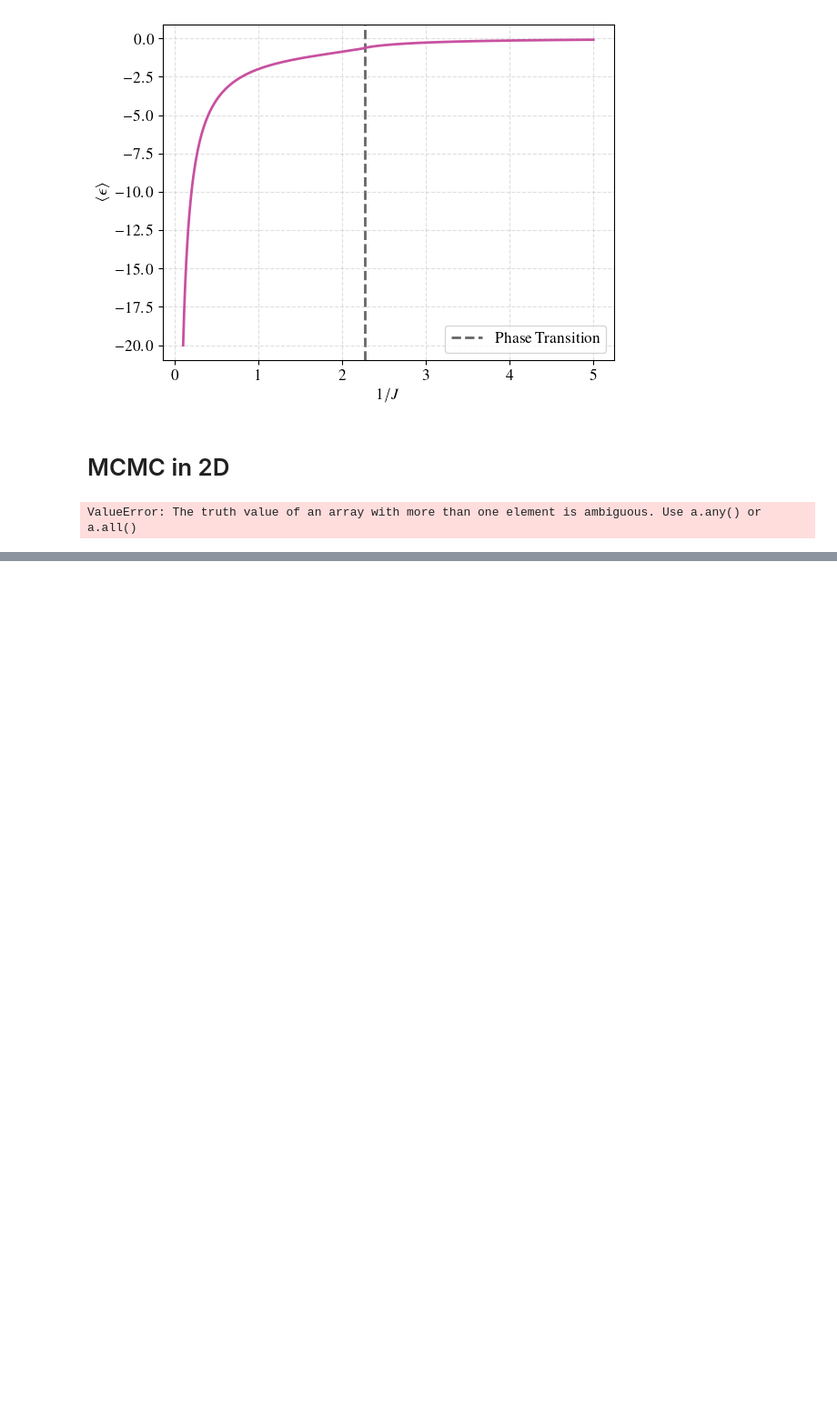
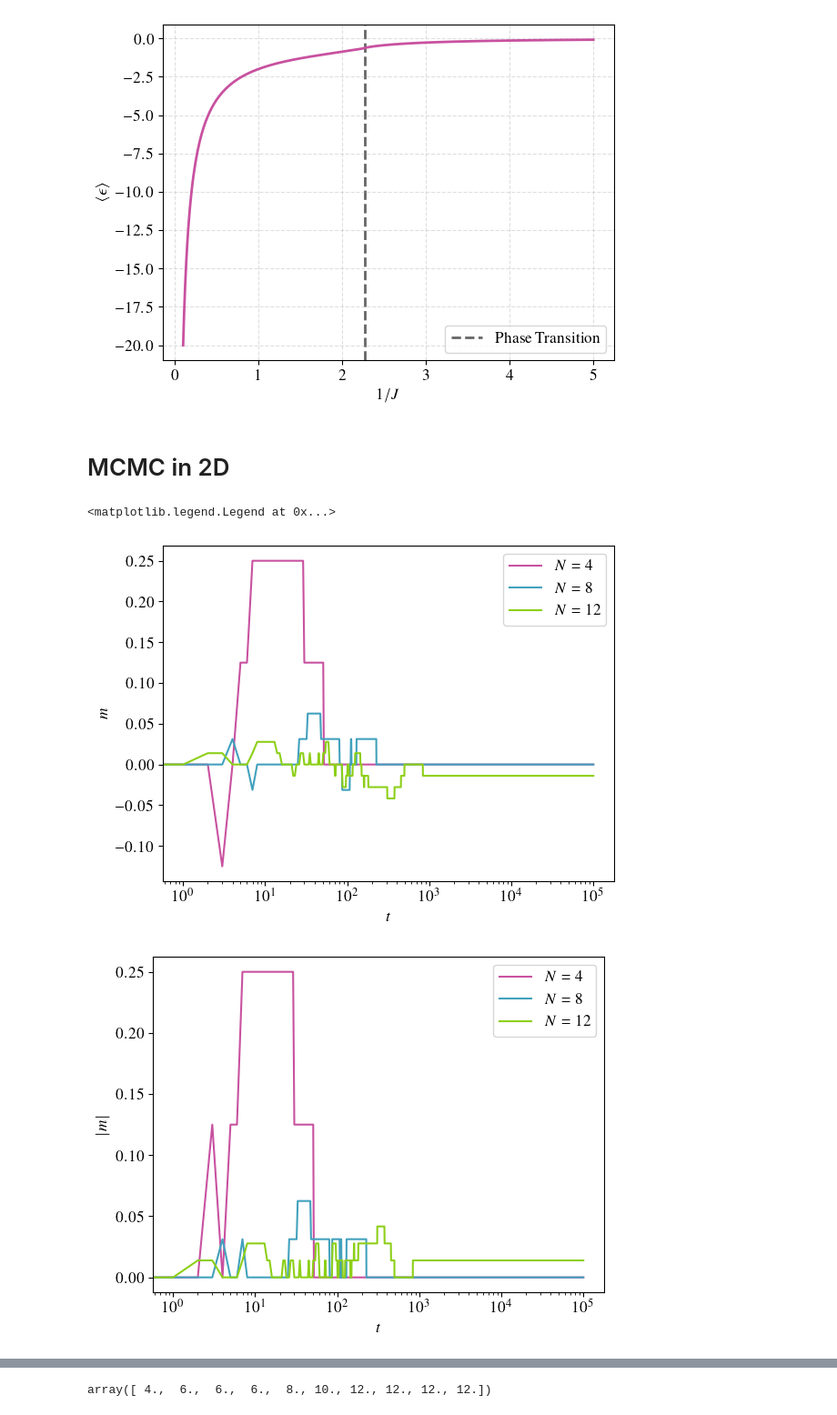
Before and after one commit to rojinaks/ComputationalPhysics, a Jupyter notebook: ex5.ipynb, the cells around one changed output, grey strips where cells are left out. Shown at 91% size. Cells and saved outputs as stored; diff of their text form; code cells hidden in the pictures; blank space fills up the shorter version.

Commit message:
ex 5 - mcmc more shit

```diff
--- a/ex5.ipynb
+++ b/ex5.ipynb
@@ -85,18 +85,52 @@ plt.savefig(r"Exercise_5/mean_energy_per_site.pdf")
 [figure]
 # %% [markdown]
 # MCMC in 2D
-# %%
-from CompPhy.mcmc import Ising2D
-
-
-ising = Ising2D(1, 0, 20)
-
-start = np.array([[1] * 20] * 20)
-
-configs = ising(200, start)
-
-x = configs.mean(axis=(1, 2))
-
-plt.plot(range(len(x)), x)
-# %% [output]
-ValueError: The truth value of an array with more than one element is ambiguous. Use a.any() or a.all()
+# %%
+from CompPhy.mcmc import Ising2D
+plt.style.use("custom.matplotlibrc")
+
+
+plt.figure(0)
+plt.figure(1)
+plt.figure(2)
+
+for n in [4, 8, 12]:
+    model = Ising2D(J=0.5, h=0, lattice_sites=n)
+
+    number_of_configs = pow(10, 5)
+    t = range(number_of_configs)
+    configs = model(number_of_configs)
+
+    # Plot m
+    m = configs.mean(axis=(1, 2))
+    plt.figure(0)
+    plt.plot(t, m, label=f"$N = {{{n}}}$")
+    plt.xscale("log")
+    plt.xlabel("$t$")
+    plt.ylabel("$m$")
+
+    # Plot |m|
+    plt.figure(1)
+    plt.plot(t, abs(m), label=f"$N = {{{n}}}$")
+    plt.xscale("log")
+    plt.xlabel("$t$")
+    plt.ylabel(r"$\abs{m}$")
+
+    # Plot e
+    plt.figure(2)
+    e = model._calc_h(configs) / n**2
+    plt.plot(t, e, label=f"$N = {{{n}}}$")
+    plt.ylabel("$\\epsilon$")
+    plt.xlabel("$t$")
+    plt.xscale("log")
+
+plt.figure(0)
+plt.legend()
+plt.figure(1)
+plt.legend()
+plt.figure(2)
+plt.legend()
+# %% [output]
+<matplotlib.legend.Legend at 0x...>
+[figure, added]
+[figure, added]
@@ -102,0 +138,8 @@ ValueError: The truth value of an array with more than one element is ambiguous.
+# %%
+from CompPhy.mcmc import Ising2D
+model = Ising2D(0.5, 0, 10)
+
+configs = model(10)
+model._calc_h(configs)
+# %% [output]
+array([ 4.,  6.,  6.,  6.,  8., 10., 12., 12., 12., 12.])
```
Also changed, not shown: parts of 1 cell of this notebook, 3 other files.
